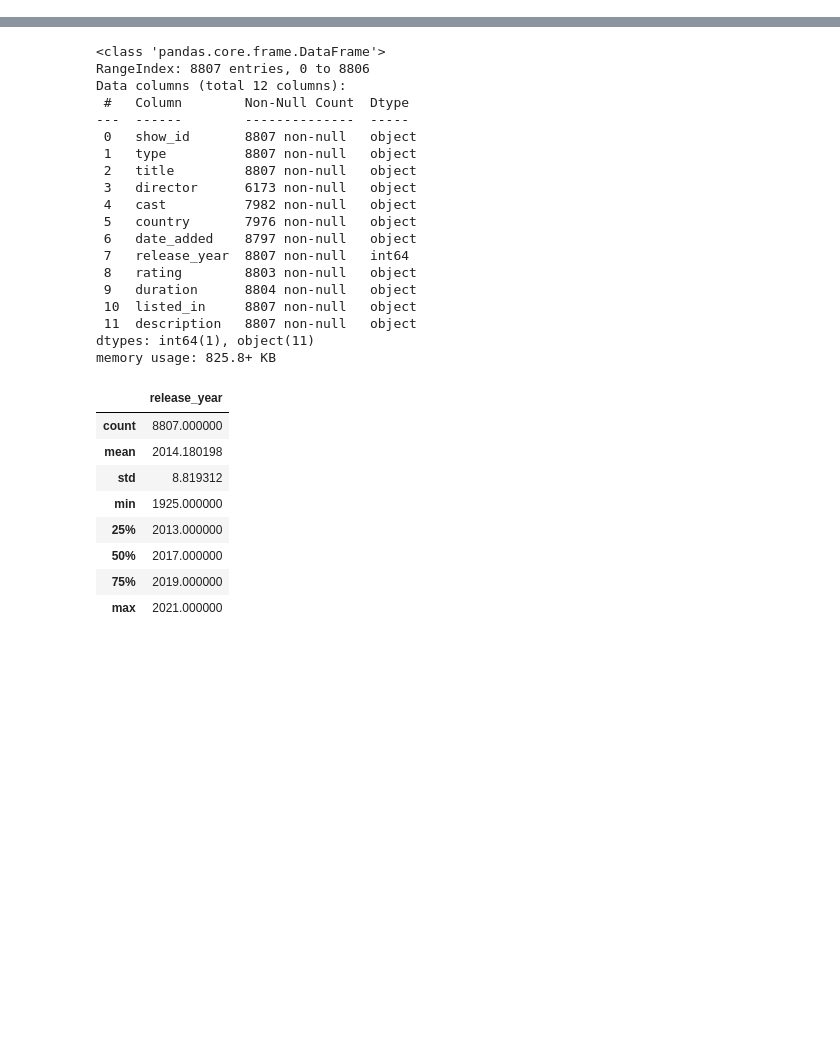
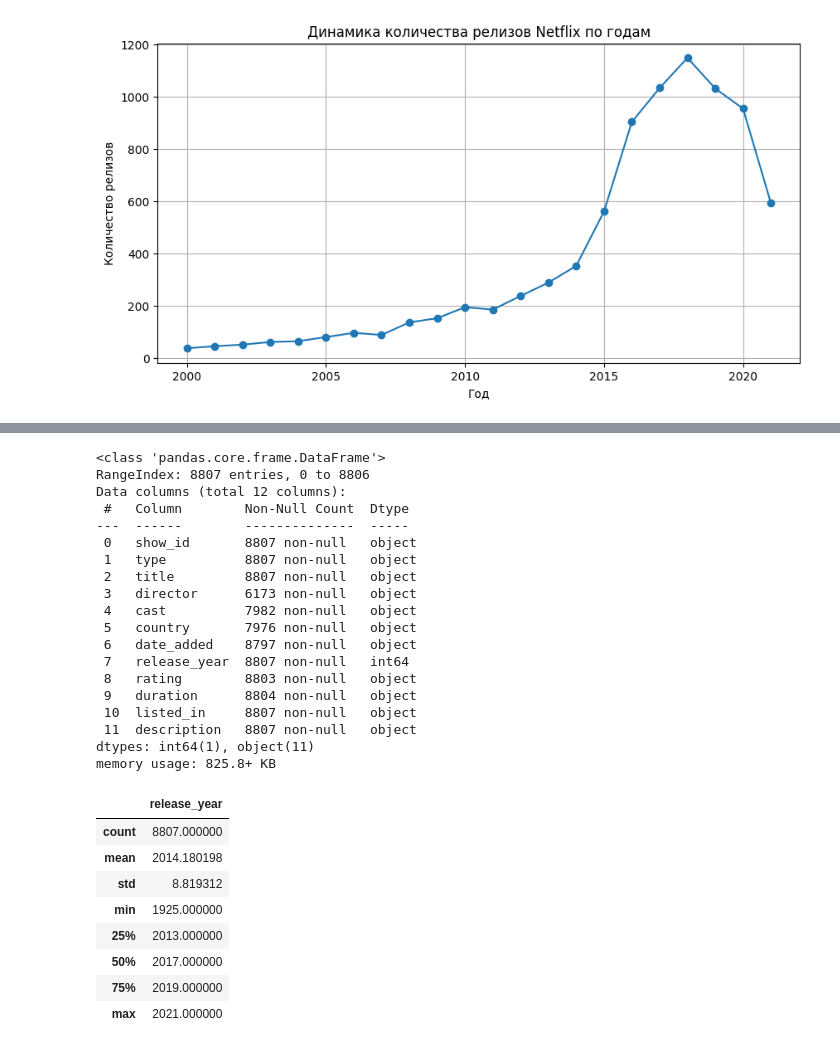
Before and after one commit to Alexey9991984/DataAnalysisPractice, a Jupyter notebook: notebooks/Netflix.ipynb, the cells around one changed output, grey strips where cells are left out. Cells and saved outputs as stored; diff of their text form; code cells hidden in the pictures; blank space fills up the shorter version.

```diff
--- a/notebooks/Netflix.ipynb
+++ b/notebooks/Netflix.ipynb
@@ -4,0 +73,10 @@ import matplotlib.pyplot as plt
+# %%
+df = pd.read_sql("""
+SELECT country, release_year, COUNT(*) AS cnt
+FROM netflix
+WHERE release_year >= 2000
+GROUP BY country, release_year
+ORDER BY cnt DESC
+""", engine)
+# запрос к базе данных PostgreSQL и сохранение результата в DataFrame
+df
@@ -4,0 +123,13 @@ import matplotlib.pyplot as plt
+# %%
+yearly = df.groupby('release_year')['cnt'].sum()
+# агрегирование данных по годам выпуска и подсчет
+# общего количества релизов за каждый год
+yearly.plot(kind='line', figsize=(10,5), marker='o')
+plt.title('Динамика количества релизов Netflix по годам')
+plt.xlabel('Год')
+plt.ylabel('Количество релизов')
+plt.grid(True)
+plt.show() # построение линейного графика
+# динамики количества релизов Netflix по годам
+# %% [output]
+[figure, added]
```
Also changed, not shown: parts of 12 cells of this notebook, 2 other files.
